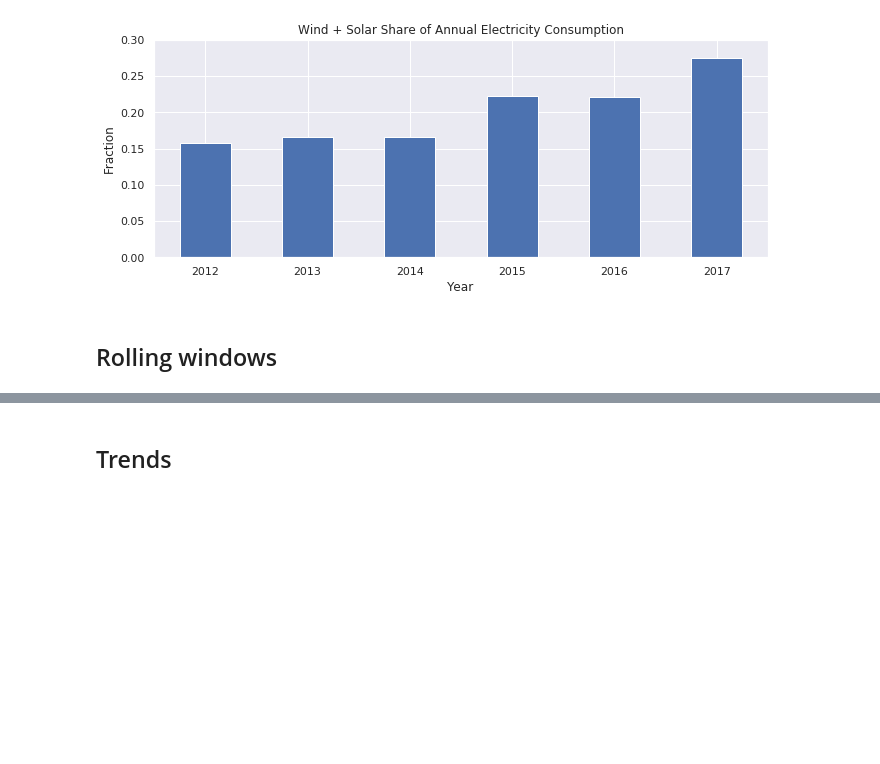
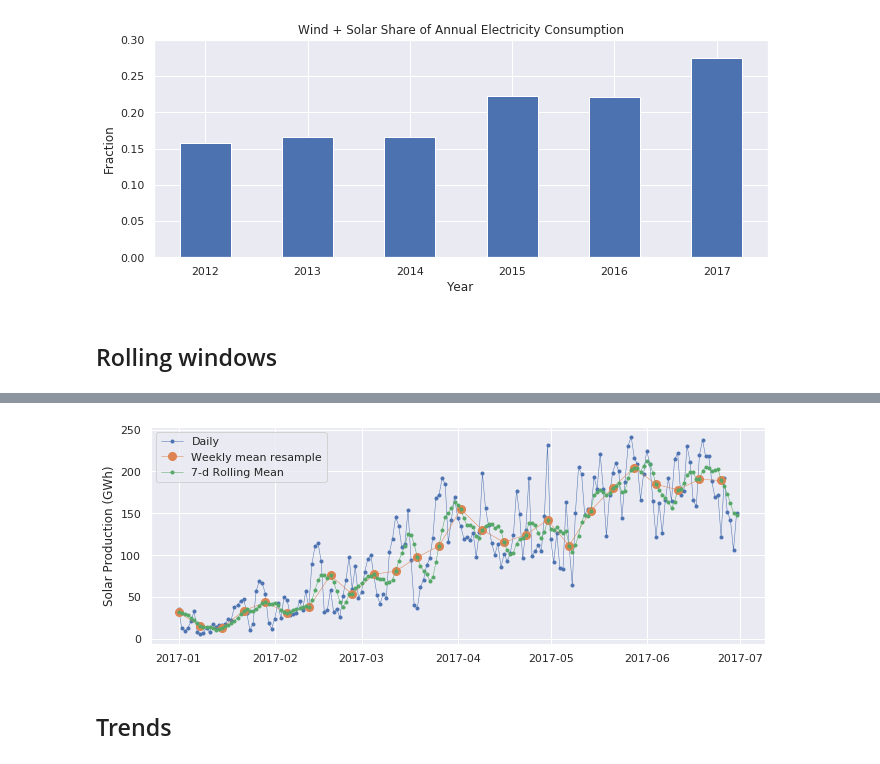
Before and after one commit to kovaxoid/Analitika_podatkov_python, a Jupyter notebook: Del_10_Timeseries/10_Timeseries_CLEAN.ipynb, the cells around one changed output, grey strips where cells are left out. Drawn from its saved outputs; the diff is of its cells as text; code cells hidden in the pictures; blank space fills up the shorter version.

```diff
--- a/Del_10_Timeseries/10_Timeseries_CLEAN.ipynb
+++ b/Del_10_Timeseries/10_Timeseries_CLEAN.ipynb
@@ -453,7 +453,7 @@ opsd_daily.head()
 | 2006-01-05 | 1477.131 | NaN | NaN | NaN |
 # %%
 #alternativa
-opsd_daily = pd.read_Csv('data/opsd_germany_daily.csv', index_col = 0, parse_dates = True)
+opsd_daily = pd.read_csv('data/opsd_germany_daily.csv', index_col = 0, parse_dates = True)
 # %%
 opsd_daily['Year'] = opsd_daily.index.year
 opsd_daily['Month'] = opsd_daily.index.month
@@ -888,0 +878,3 @@ plt.show()
+# %%
+opsd_7d = opsd_daily[data_columns].rolling(7,).mean()
+opsd_7d.head()
@@ -889,2 +889,30 @@ plt.show()
+# %%
+start, end = '2017-01', '2017-06'
+
+
+fig, ax = plt.subplots()
+ax.plot(opsd_daily.loc[start:end, 'Solar'],
+        marker = '.',
+        linestyle='-',
+        linewidth=0.5,
+        label='Daily')
+
+ax.plot(opsd_weekly_mean.loc[start:end, 'Solar'],
+        marker = 'o',
+        markersize = 8,
+        linewidth=0.5,
+        label='Weekly mean resample')
+
+ax.plot(opsd_7d.loc[start:end, 'Solar'],
+        marker = '.',
+        linestyle='-',
+        linewidth=0.5,
+        label='7-d Rolling Mean')
+
+ax.set_ylabel('Solar Production (GWh)')
+ax.legend()
+plt.show()
+# %% [output]
+[figure, added]
 # %% [markdown]
 ## Trends
```
Also changed, not shown: parts of 11 cells of this notebook, 13 other files.
